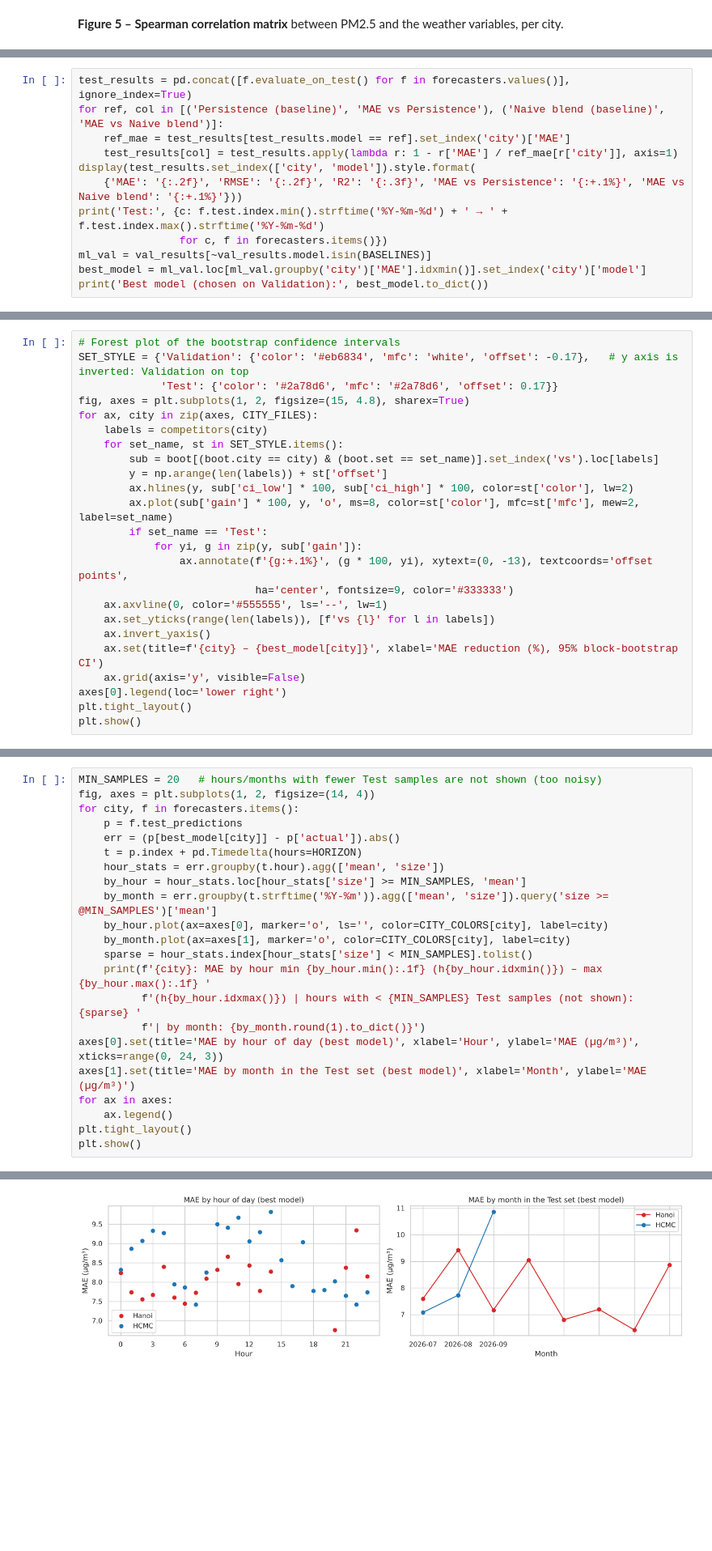
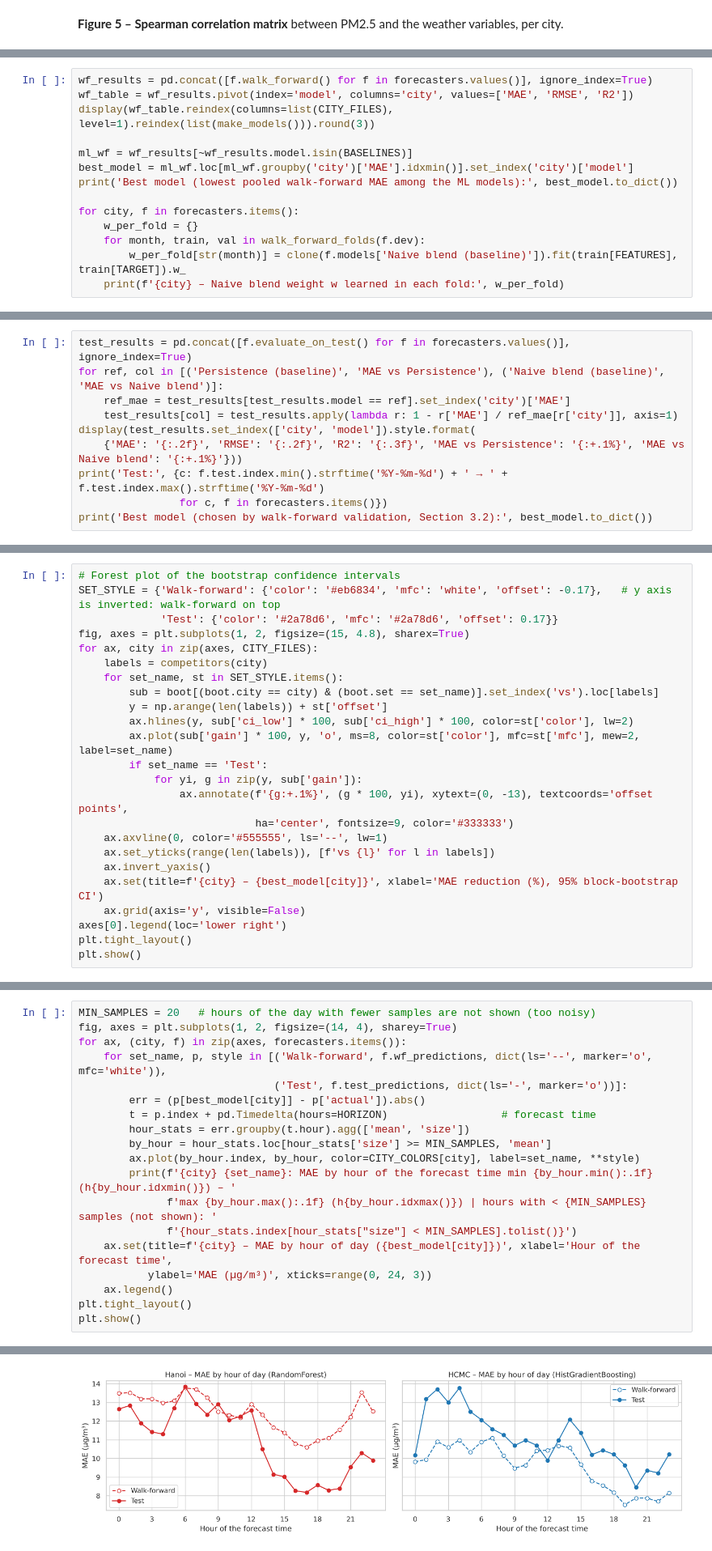
Before and after one commit to perckgg/NTLT, a Jupyter notebook: 03_TimeSeries/result/03_TimeSeries_Air_Quality_executed.ipynb, the cells around one changed output, grey strips where cells are left out. Shown at 81% size. Cells and saved outputs as stored; diff of their text form; blank space fills up the shorter version.

```diff
--- a/03_TimeSeries/result/03_TimeSeries_Air_Quality_executed.ipynb
+++ b/03_TimeSeries/result/03_TimeSeries_Air_Quality_executed.ipynb
@@ -850,0 +913,14 @@ display(val_table.reindex(columns=list(CITY_FILES), level=1).reindex(list(make_m
+# %%
+wf_results = pd.concat([f.walk_forward() for f in forecasters.values()], ignore_index=True)
+wf_table = wf_results.pivot(index='model', columns='city', values=['MAE', 'RMSE', 'R2'])
+display(wf_table.reindex(columns=list(CITY_FILES), level=1).reindex(list(make_models())).round(3))
+
+ml_wf = wf_results[~wf_results.model.isin(BASELINES)]
+best_model = ml_wf.loc[ml_wf.groupby('city')['MAE'].idxmin()].set_index('city')['model']
+print('Best model (lowest pooled walk-forward MAE among the ML models):', best_model.to_dict())
+
+for city, f in forecasters.items():
+    w_per_fold = {}
+    for month, train, val in walk_forward_folds(f.dev):
+        w_per_fold[str(month)] = clone(f.models['Naive blend (baseline)']).fit(train[FEATURES], train[TARGET]).w_
+    print(f'{city} – Naive blend weight w learned in each fold:', w_per_fold)
@@ -864,9 +1004,7 @@ display(test_results.set_index(['city', 'model']).style.format(
     {'MAE': '{:.2f}', 'RMSE': '{:.2f}', 'R2': '{:.3f}', 'MAE vs Persistence': '{:+.1%}', 'MAE vs Naive blend': '{:+.1%}'}))
 print('Test:', {c: f.test.index.min().strftime('%Y-%m-%d') + ' → ' + f.test.index.max().strftime('%Y-%m-%d')
                 for c, f in forecasters.items()})
-ml_val = val_results[~val_results.model.isin(BASELINES)]
-best_model = ml_val.loc[ml_val.groupby('city')['MAE'].idxmin()].set_index('city')['model']
-print('Best model (chosen on Validation):', best_model.to_dict())
+print('Best model (chosen by walk-forward validation, Section 3.2):', best_model.to_dict())
 # %% [output]
 |  |  | MAE | RMSE | R2 | MAE vs Persistence | MAE vs Naive blend |
 | city | model |  |  |  |  |  |
@@ -1049,6 +1169,6 @@ on Validation (hollow) and Test (filled). A bar that crosses the dashed zero lin
 # %%
 # Forest plot of the bootstrap confidence intervals
-SET_STYLE = {'Validation': {'color': '#eb6834', 'mfc': 'white', 'offset': -0.17},   # y axis is inverted: Validation on top
+SET_STYLE = {'Walk-forward': {'color': '#eb6834', 'mfc': 'white', 'offset': -0.17},   # y axis is inverted: walk-forward on top
              'Test': {'color': '#2a78d6', 'mfc': '#2a78d6', 'offset': 0.17}}
 fig, axes = plt.subplots(1, 2, figsize=(15, 4.8), sharex=True)
 for ax, city in zip(axes, CITY_FILES):
@@ -1137,24 +1234,21 @@ A regression problem has no direct confusion matrix, so we (1) analyze the error
 Here the breakpoints are applied to **hourly** concentrations, so these are "EPA concentration bands", **not** official AQI values.
 As in the EPA rule, a concentration is first truncated to one decimal (e.g. 9.05 → 9.0 → Good) and then binned.
 # %%
-MIN_SAMPLES = 20   # hours/months with fewer Test samples are not shown (too noisy)
-fig, axes = plt.subplots(1, 2, figsize=(14, 4))
-for city, f in forecasters.items():
-    p = f.test_predictions
-    err = (p[best_model[city]] - p['actual']).abs()
-    t = p.index + pd.Timedelta(hours=HORIZON)
-    hour_stats = err.groupby(t.hour).agg(['mean', 'size'])
-    by_hour = hour_stats.loc[hour_stats['size'] >= MIN_SAMPLES, 'mean']
-    by_month = err.groupby(t.strftime('%Y-%m')).agg(['mean', 'size']).query('size >= @MIN_SAMPLES')['mean']
-    by_hour.plot(ax=axes[0], marker='o', ls='', color=CITY_COLORS[city], label=city)
-    by_month.plot(ax=axes[1], marker='o', color=CITY_COLORS[city], label=city)
-    sparse = hour_stats.index[hour_stats['size'] < MIN_SAMPLES].tolist()
-    print(f'{city}: MAE by hour min {by_hour.min():.1f} (h{by_hour.idxmin()}) – max {by_hour.max():.1f} '
-          f'(h{by_hour.idxmax()}) | hours with < {MIN_SAMPLES} Test samples (not shown): {sparse} '
-          f'| by month: {by_month.round(1).to_dict()}')
-axes[0].set(title='MAE by hour of day (best model)', xlabel='Hour', ylabel='MAE (µg/m³)', xticks=range(0, 24, 3))
-axes[1].set(title='MAE by month in the Test set (best model)', xlabel='Month', ylabel='MAE (µg/m³)')
-for ax in axes:
+MIN_SAMPLES = 20   # hours of the day with fewer samples are not shown (too noisy)
+fig, axes = plt.subplots(1, 2, figsize=(14, 4), sharey=True)
+for ax, (city, f) in zip(axes, forecasters.items()):
+    for set_name, p, style in [('Walk-forward', f.wf_predictions, dict(ls='--', marker='o', mfc='white')),
+                               ('Test', f.test_predictions, dict(ls='-', marker='o'))]:
+        err = (p[best_model[city]] - p['actual']).abs()
+        t = p.index + pd.Timedelta(hours=HORIZON)                  # forecast time
+        hour_stats = err.groupby(t.hour).agg(['mean', 'size'])
+        by_hour = hour_stats.loc[hour_stats['size'] >= MIN_SAMPLES, 'mean']
+        ax.plot(by_hour.index, by_hour, color=CITY_COLORS[city], label=set_name, **style)
+        print(f'{city} {set_name}: MAE by hour of the forecast time min {by_hour.min():.1f} (h{by_hour.idxmin()}) – '
+              f'max {by_hour.max():.1f} (h{by_hour.idxmax()}) | hours with < {MIN_SAMPLES} samples (not shown): '
+              f'{hour_stats.index[hour_stats["size"] < MIN_SAMPLES].tolist()}')
+    ax.set(title=f'{city} – MAE by hour of day ({best_model[city]})', xlabel='Hour of the forecast time',
+           ylabel='MAE (µg/m³)', xticks=range(0, 24, 3))
     ax.legend()
 plt.tight_layout()
 plt.show()
@@ -1164,4 +1260,4 @@ HCMC: MAE by hour min 7.4 (h7) – max 9.8 (h14) | hours with < 20 Test samples
-[figure, old version]
+[figure, new version]
 # %%
 EPA_BINS = [-np.inf, 9.0, 35.4, 55.4, 125.4, np.inf]      # right-closed: (-inf, 9.0], (9.0, 35.4], ...
 EPA_LABELS = ['Good', 'Moderate', 'USG', 'Unhealthy', 'Very unhealthy+']
```
Also changed, not shown: parts of 61 cells of this notebook, 6 other files.
